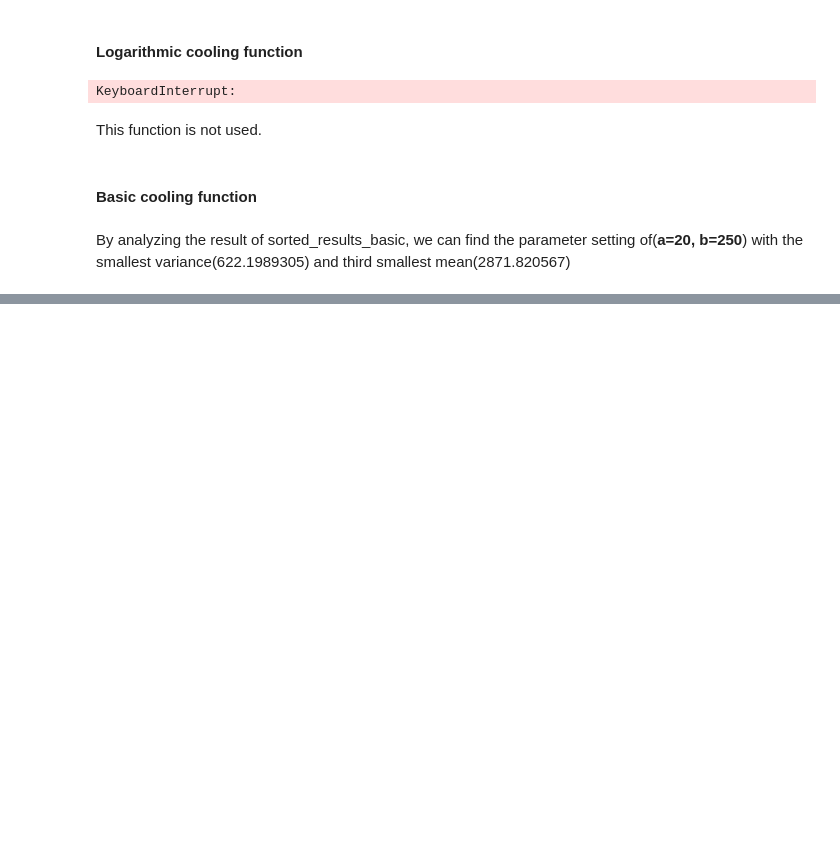
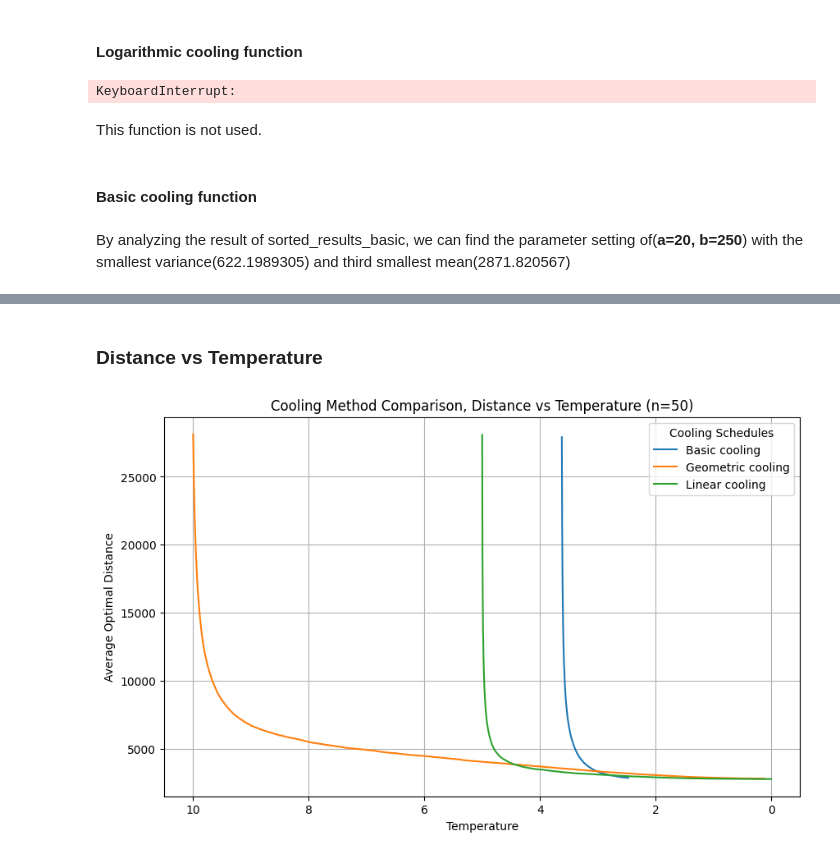
Before and after one commit to Ly-MX15/Stochasticsimulation_AS3, a Jupyter notebook: Assignment 3.ipynb, the cells around one changed output, grey strips where cells are left out. Saved outputs shown, nothing was run; the diff lists cells and outputs as text; code cells hidden in the pictures; blank space fills up the shorter version.

```diff
--- a/Assignment 3.ipynb
+++ b/Assignment 3.ipynb
@@ -657,0 +769,20 @@ plt.show()
+# %% [markdown]
+### Distance vs Temperature
+# %%
+# Distance vs temperature
+plt.figure(figsize=(10, 6))
+for cooling_method_name, average_distance_iter in zip(summary_df['cooling_method_name'], summary_df['average_distance_iter']):
+    iters = list(range(len(average_distance_iter)))
+    temp_iters = df[df['cooling_method_name'] == cooling_method_name]['temper_iter'].iloc[0]
+    plt.plot(temp_iters, average_distance_iter, label=cooling_method_name)
+
+plt.title(f'Cooling Method Comparison, Distance vs Temperature (n={n})')
+plt.xlabel('Temperature')
+# reverse x axis
+plt.gca().invert_xaxis()
+plt.ylabel('Average Optimal Distance')
+plt.legend(title='Cooling Schedules')
+plt.grid(True)
+plt.show()
+# %% [output]
+[figure, added]
```
Also changed, not shown: parts of 9 cells of this notebook, 1 other file.
